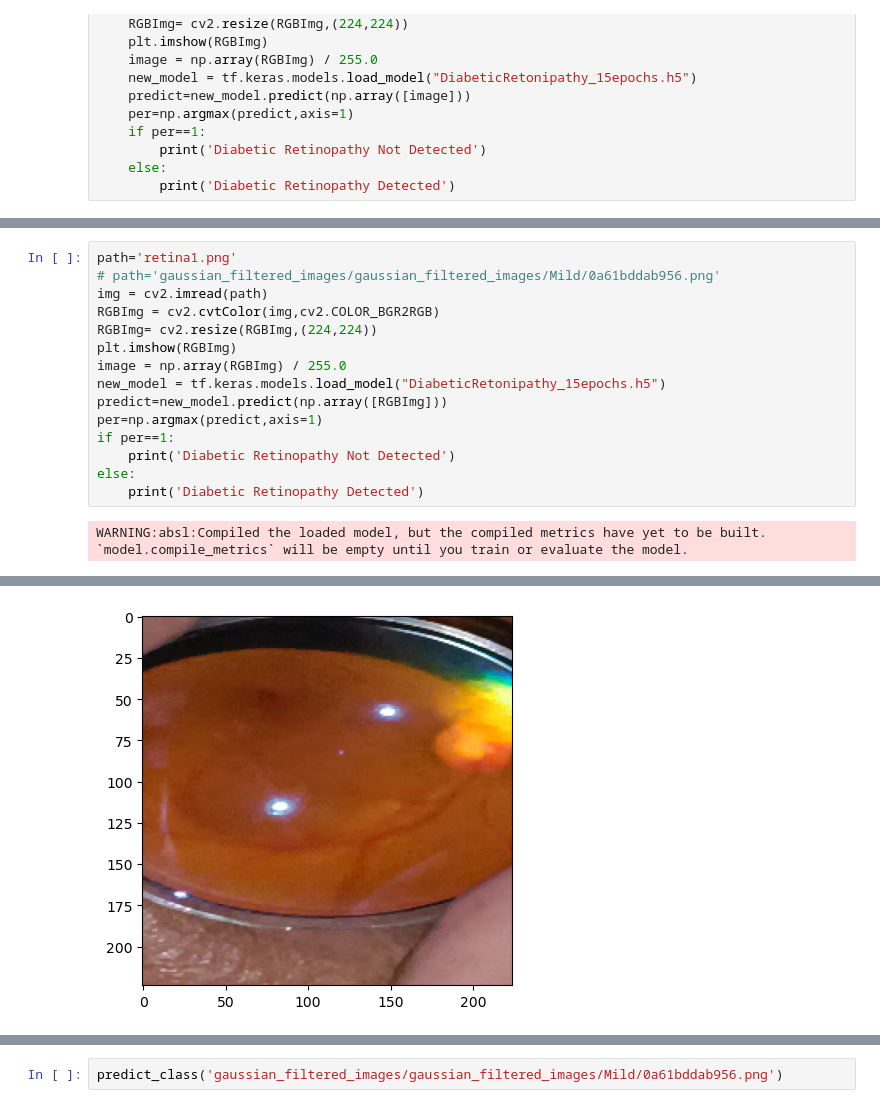
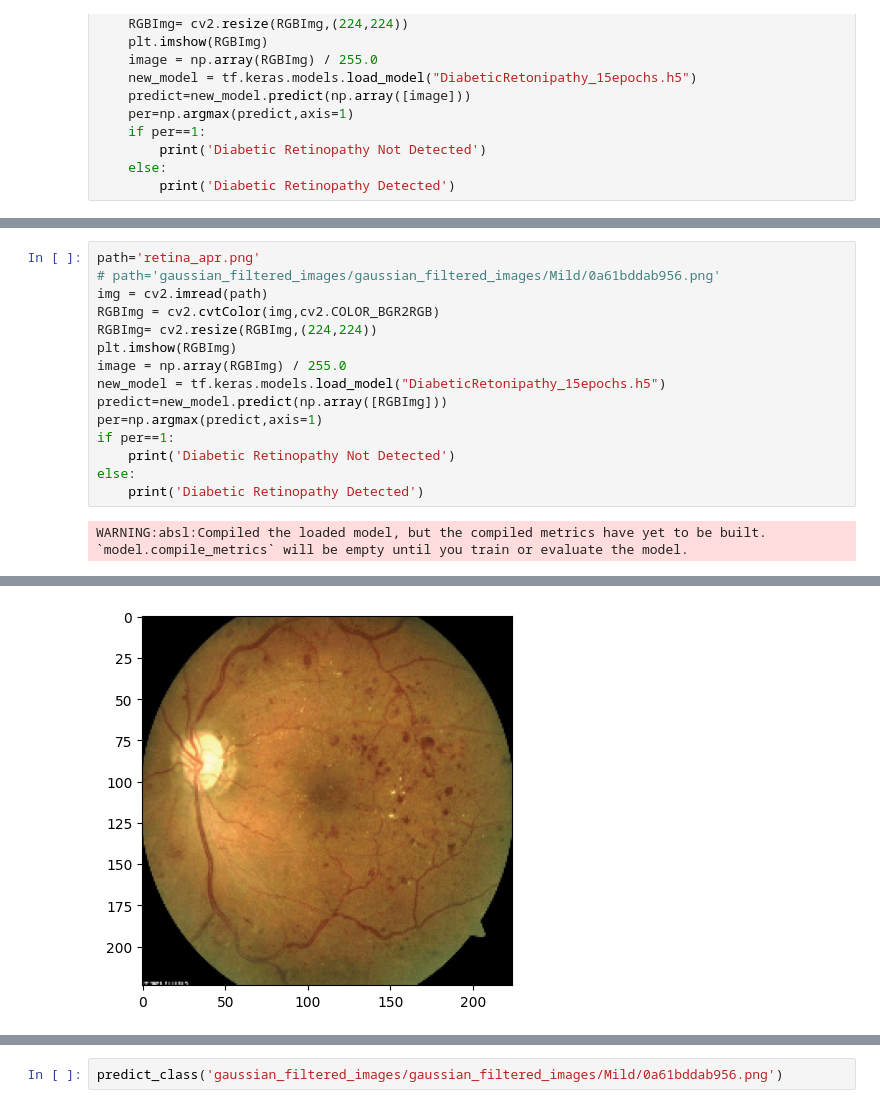
Before and after one commit to rushikeshchopaderc/DiabeticRetinopathy, a Jupyter notebook: diabetic-retinopathy-detection-v2.ipynb, the cells around one changed output, grey strips where cells are left out. Drawn from its saved outputs; the diff is of its cells as text.

```diff
--- a/diabetic-retinopathy-detection-v2.ipynb
+++ b/diabetic-retinopathy-detection-v2.ipynb
@@ -259,5 +254,5 @@ Diabetic Retinopathy Not Detected
 # %%
-path='retina1.png'
+path='retina_apr.png'
 # path='gaussian_filtered_images/gaussian_filtered_images/Mild/0a61bddab956.png'
 img = cv2.imread(path)
 RGBImg = cv2.cvtColor(img,cv2.COLOR_BGR2RGB)
@@ -277,3 +272,3 @@ WARNING:absl:Compiled the loaded model, but the compiled metrics have yet to be
 Diabetic Retinopathy Not Detected
-[figure, old version]
+[figure, new version]
 # %%
```
Also changed, not shown: parts of 5 cells of this notebook, 1 other file.
